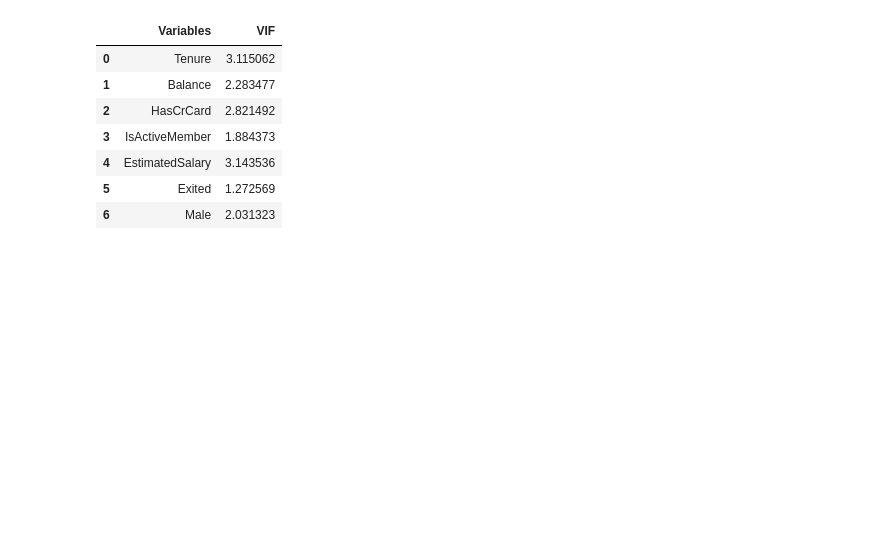
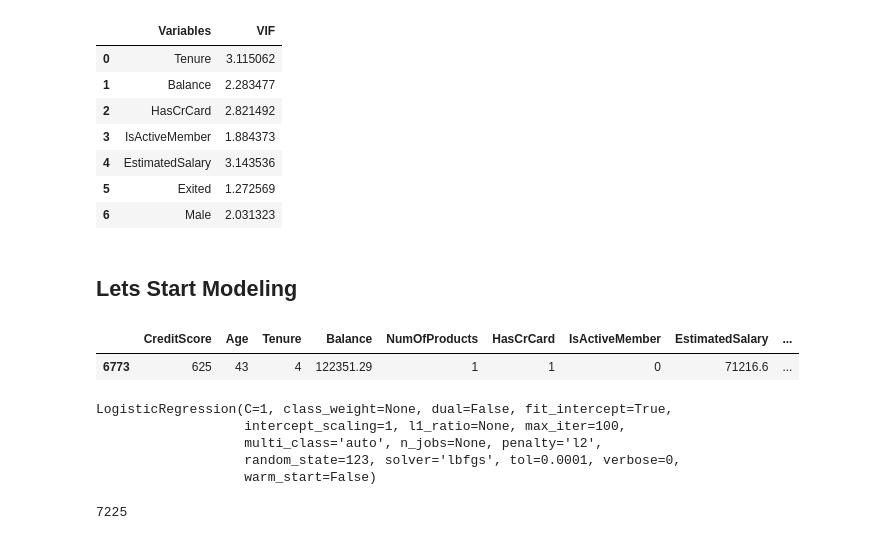
Before and after one commit to MainaliB/my_work, a Jupyter notebook: bank_churn_classifiction.ipynb, the cells around one changed output. Cells and saved outputs as stored; diff of their text form; code cells hidden in the pictures; blank space fills up the shorter version.

```diff
--- a/bank_churn_classifiction.ipynb
+++ b/bank_churn_classifiction.ipynb
@@ -457,3 +457,15 @@ vif(train.drop(columns = [ 'credit_range', 'salary_range','NumOfProducts', 'bala
 | 4 | EstimatedSalary | 3.143536 |
 | 5 | Exited | 1.272569 |
 | 6 | Male | 2.031323 |
+# %%
+# lets scale our data but lets separate our independent and dependent variables
+
+x_train = train.drop(columns = ['Exited','salary_range', 'credit_range', 'balance_range'])
+y_train = train[['Exited']]
+
+x_validate = validate.drop(columns = 'Exited')
+y_validate = validate[['Exited']]
+
+
+x_test = test.drop(columns = 'Exited')
+y_test = test[['Exited']]
@@ -459,0 +497,2 @@ vif(train.drop(columns = [ 'credit_range', 'salary_range','NumOfProducts', 'bala
+# %% [markdown]
+## Lets Start Modeling
@@ -459,0 +502,5 @@ vif(train.drop(columns = [ 'credit_range', 'salary_range','NumOfProducts', 'bala
+# %%
+x_train.head(1)
+# %% [output]
+|  | CreditScore | Age | Tenure | Balance | NumOfProducts | HasCrCard | IsActiveMember | EstimatedSalary | ... |
+| 6773 | 625 | 43 | 4 | 122351.29 | 1 | 1 | 0 | 71216.6 | ... |
@@ -459,0 +515,8 @@ vif(train.drop(columns = [ 'credit_range', 'salary_range','NumOfProducts', 'bala
+# %%
+logit
+# %% [output]
+LogisticRegression(C=1, class_weight=None, dual=False, fit_intercept=True,
+                   intercept_scaling=1, l1_ratio=None, max_iter=100,
+                   multi_class='auto', n_jobs=None, penalty='l2',
+                   random_state=123, solver='lbfgs', tol=0.0001, verbose=0,
+                   warm_start=False)
@@ -459,0 +527,6 @@ vif(train.drop(columns = [ 'credit_range', 'salary_range','NumOfProducts', 'bala
+# %%
+# predicting y value using our model
+
+y_train_pred = logit.predict(x_var)
+# %% [output]
+7225
```
Also changed, not shown: parts of 10 cells of this notebook.
